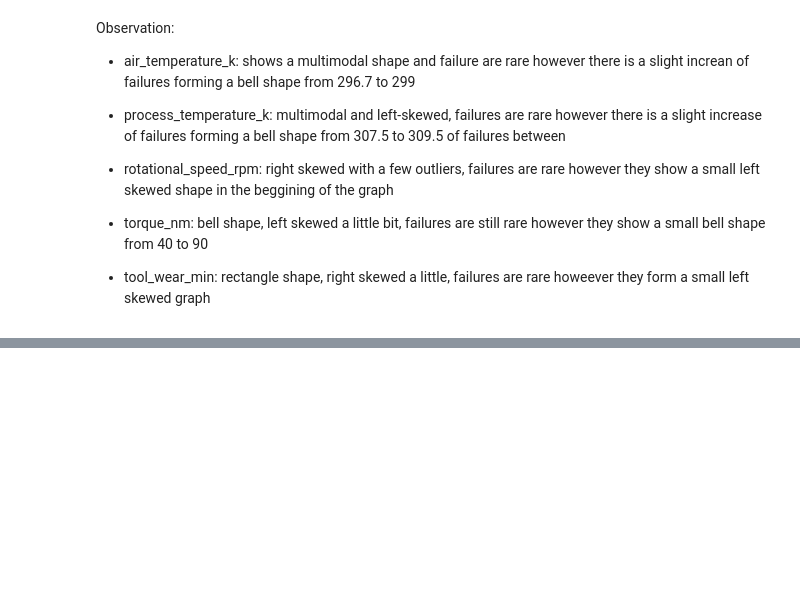
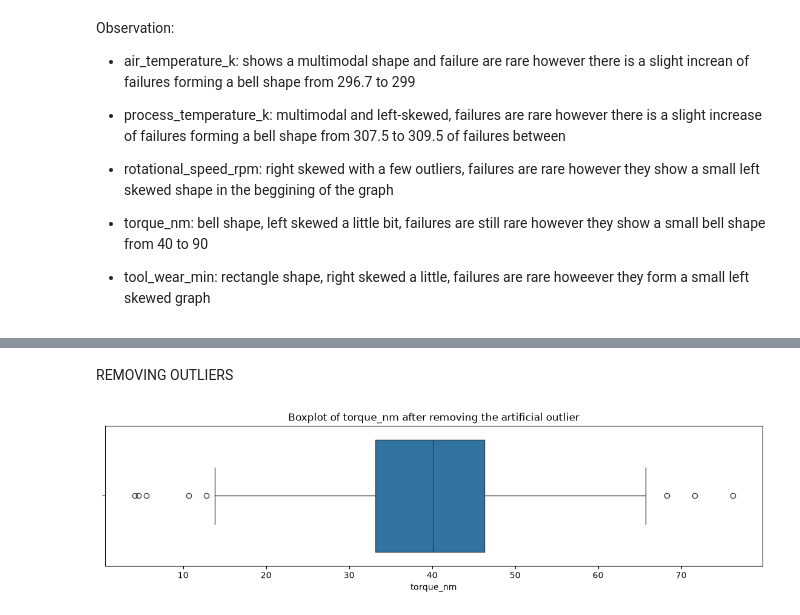
Before and after one commit to SiphesihleNkosi/manufacturing-quality-intelligence-system, a Jupyter notebook: python/machine_failure_ml_project.ipynb, the cells around one changed output, grey strips where cells are left out. Cells and saved outputs as stored; diff of their text form; code cells hidden in the pictures; blank space fills up the shorter version.

```diff
--- a/python/machine_failure_ml_project.ipynb
+++ b/python/machine_failure_ml_project.ipynb
@@ -108,0 +214,13 @@ Observation:
+# %% [markdown]
+REMOVING OUTLIERS
+# %%
+## Removing the artificially introduced torque value
+
+df = df[df["torque_nm"] < 500]
+# %%
+plt.figure(figsize=(14,3))
+sns.boxplot(x=df["torque_nm"])
+plt.title("Boxplot of torque_nm after removing the artificial outlier")
+plt.show()
+# %% [output]
+[figure, added]
```
Also changed, not shown: parts of 20 cells of this notebook.
